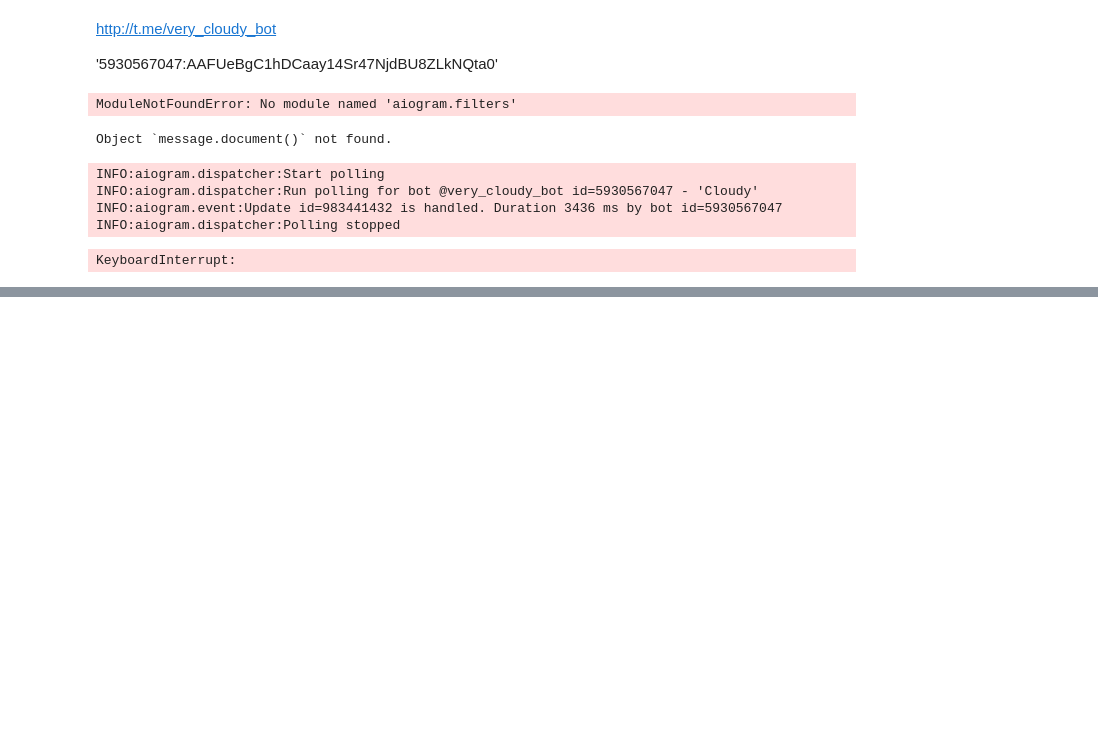
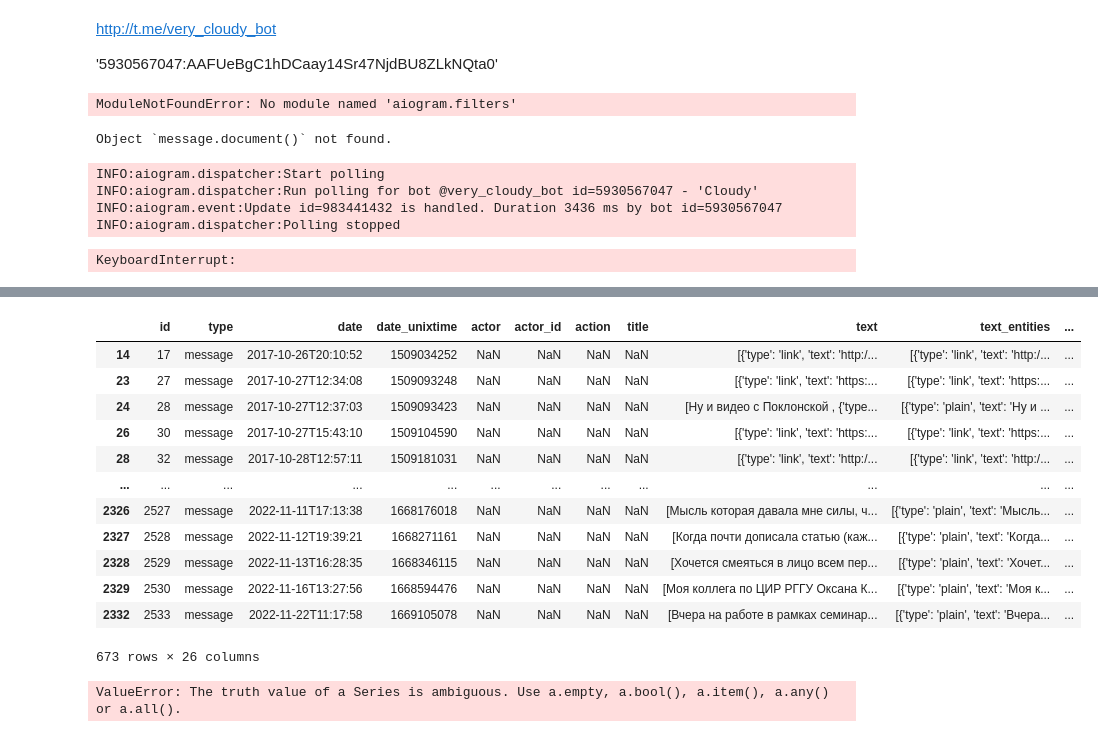
Before and after one commit to gooddeadcat/Klim_notebooks, a Jupyter notebook: Homework/bot/cloudy_bot_Klim-Copy.ipynb, the cells around one changed output, grey strips where cells are left out. Cells and saved outputs as stored; diff of their text form; code cells hidden in the pictures; blank space fills up the shorter version.

```diff
--- a/Homework/bot/cloudy_bot_Klim-Copy.ipynb
+++ b/Homework/bot/cloudy_bot_Klim-Copy.ipynb
@@ -133,5 +135,5 @@ import json
 # %%
-with open('BQACAgIAAxkBAAIB3GOE3_TW-Rn8QXvETSK81wgYcBGOAAKXIQACbg4oSLjRvNgebvIYKwQ.json', 'r', encoding='utf8') as f:
+with open('result.json', 'r', encoding='utf8') as f:
     jdata = f.read()
 
 data = json.loads(jdata)
@@ -141,3 +143,5 @@ len(data['messages'])
 # %%
-data
+messages = data['messages']
+df = pd.DataFrame(messages)
+df
 # %% [output]
@@ -160,0 +185,20 @@ data
+# %%
+df[df['text'].apply(type) == list]
+# %% [output]
+|  | id | type | date | date_unixtime | actor | actor_id | action | title | text | text_entities | ... |
+| 14 | 17 | message | 2017-10-26T20:10:52 | 1509034252 | NaN | NaN | NaN | NaN | [{'type': 'link', 'text': 'http:/... | [{'type': 'link', 'text': 'http:/... | ... |
+| 23 | 27 | message | 2017-10-27T12:34:08 | 1509093248 | NaN | NaN | NaN | NaN | [{'type': 'link', 'text': 'https:... | [{'type': 'link', 'text': 'https:... | ... |
+| 24 | 28 | message | 2017-10-27T12:37:03 | 1509093423 | NaN | NaN | NaN | NaN | [Ну и видео с Поклонской , {'type... | [{'type': 'plain', 'text': 'Ну и ... | ... |
+| 26 | 30 | message | 2017-10-27T15:43:10 | 1509104590 | NaN | NaN | NaN | NaN | [{'type': 'link', 'text': 'https:... | [{'type': 'link', 'text': 'https:... | ... |
+| 28 | 32 | message | 2017-10-28T12:57:11 | 1509181031 | NaN | NaN | NaN | NaN | [{'type': 'link', 'text': 'http:/... | [{'type': 'link', 'text': 'http:/... | ... |
+| ... | ... | ... | ... | ... | ... | ... | ... | ... | ... | ... | ... |
+| 2326 | 2527 | message | 2022-11-11T17:13:38 | 1668176018 | NaN | NaN | NaN | NaN | [Мысль которая давала мне силы, ч... | [{'type': 'plain', 'text': 'Мысль... | ... |
+| 2327 | 2528 | message | 2022-11-12T19:39:21 | 1668271161 | NaN | NaN | NaN | NaN | [Когда почти дописала статью (каж... | [{'type': 'plain', 'text': 'Когда... | ... |
+| 2328 | 2529 | message | 2022-11-13T16:28:35 | 1668346115 | NaN | NaN | NaN | NaN | [Хочется смеяться в лицо всем пер... | [{'type': 'plain', 'text': 'Хочет... | ... |
+| 2329 | 2530 | message | 2022-11-16T13:27:56 | 1668594476 | NaN | NaN | NaN | NaN | [Моя коллега по ЦИР РГГУ Оксана К... | [{'type': 'plain', 'text': 'Моя к... | ... |
+| 2332 | 2533 | message | 2022-11-22T11:17:58 | 1669105078 | NaN | NaN | NaN | NaN | [Вчера на работе в рамках семинар... | [{'type': 'plain', 'text': 'Вчера... | ... |
+673 rows × 26 columns
+# %%
+df['text_r'] = df['text'].apply(lambda x: [i for i in x])
+# %% [output]
+ValueError: The truth value of a Series is ambiguous. Use a.empty, a.bool(), a.item(), a.any() or a.all().
```
Also changed, not shown: parts of 25 cells of this notebook, 2 other files.
